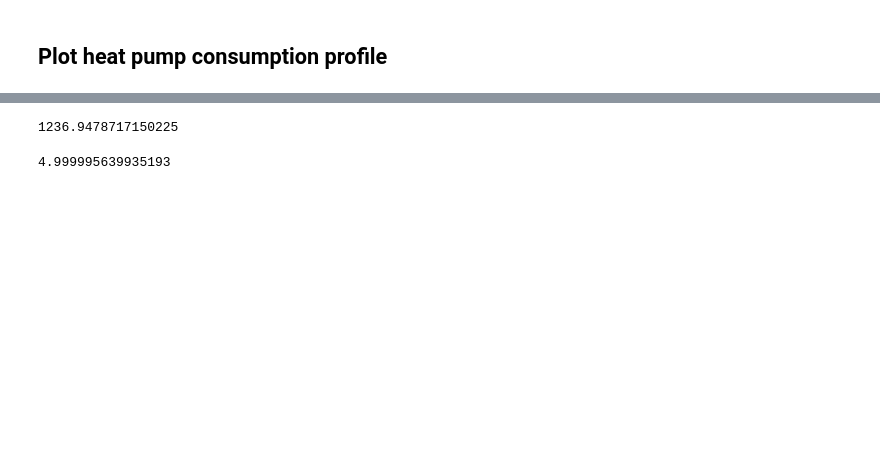
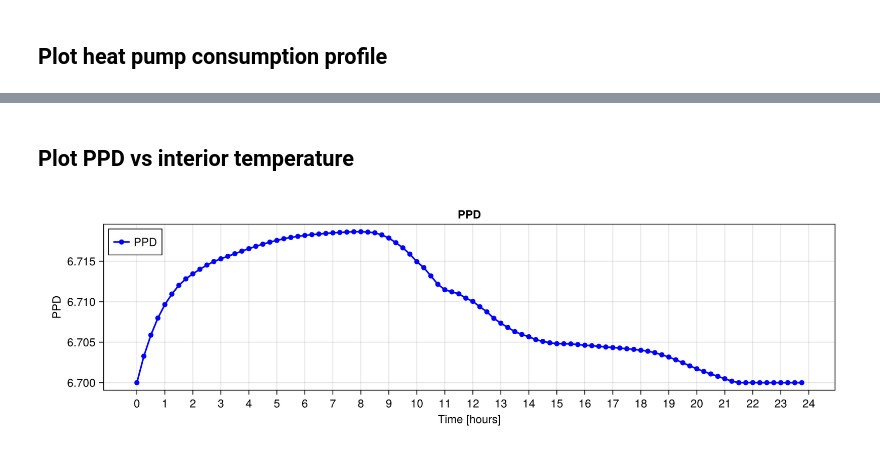
Before and after one commit to XinLiTue/Congestion-Management-based-on-Thermal-Comfort, a Jupyter notebook: OPF-jl.ipynb, the cells around one changed output, grey strips where cells are left out. Cells and saved outputs as stored; diff of their text form; code cells hidden in the pictures; blank space fills up the shorter version.

```diff
--- a/OPF-jl.ipynb
+++ b/OPF-jl.ipynb
@@ -411,8 +440,25 @@ plot_hybrid_hp_power(model, 64)
-# %%
-maximum(value.(model[:P_HP])) * S_base
-# %% [output]
-1236.9478717150225
-# %%
-maximum(value.(model[:Φ_HP]))
-# %% [output]
-4.999995639935193
+# %% [markdown]
+## Plot PPD vs interior temperature
+# %%
+function plot_ppd(model::Model, bus::Int)
+    fig = Figure(; size = (1000, 300))
+
+    # ppd variable
+    PPD = Vector(value.(model[:PPD])[bus, :])
+
+    ax = Axis(fig[1, 1], xlabel = "Time [hours]",
+        title = "PPD",
+        ylabel = "PPD",
+        xticks = (1:4:97, string.(0:1:24))
+    )
+
+    scatterlines!(ax, PPD, color = :blue, label = "PPD", linewidth = 2)
+    axislegend(ax, position = :lt)
+
+    # display
+    fig
+end
+
+plot_ppd(model, 64)
+# %% [output]
+[figure, added]
```
Also changed, not shown: parts of 7 cells of this notebook, 7 other files.
